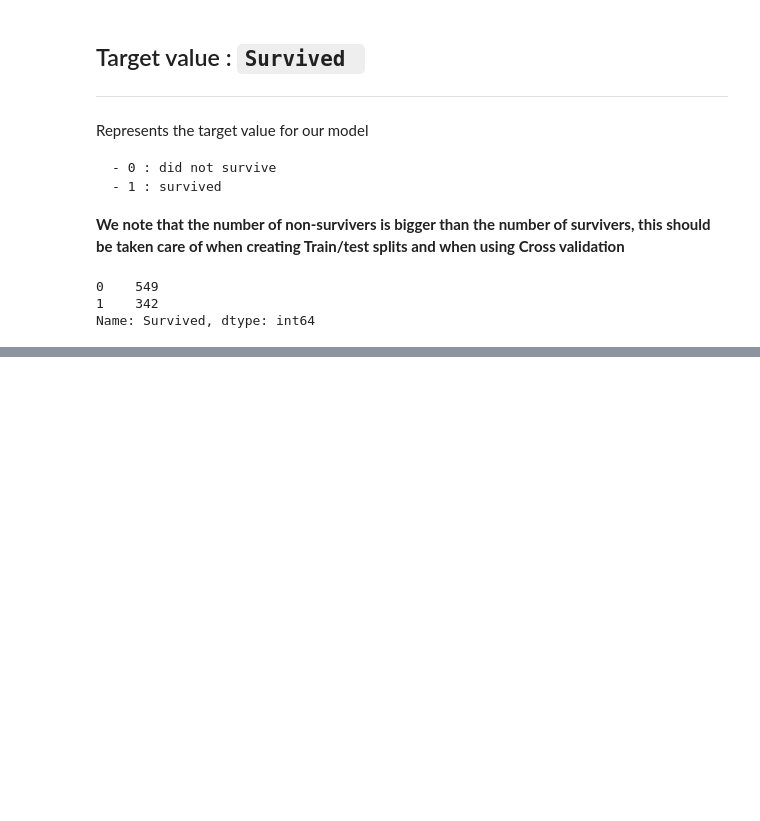
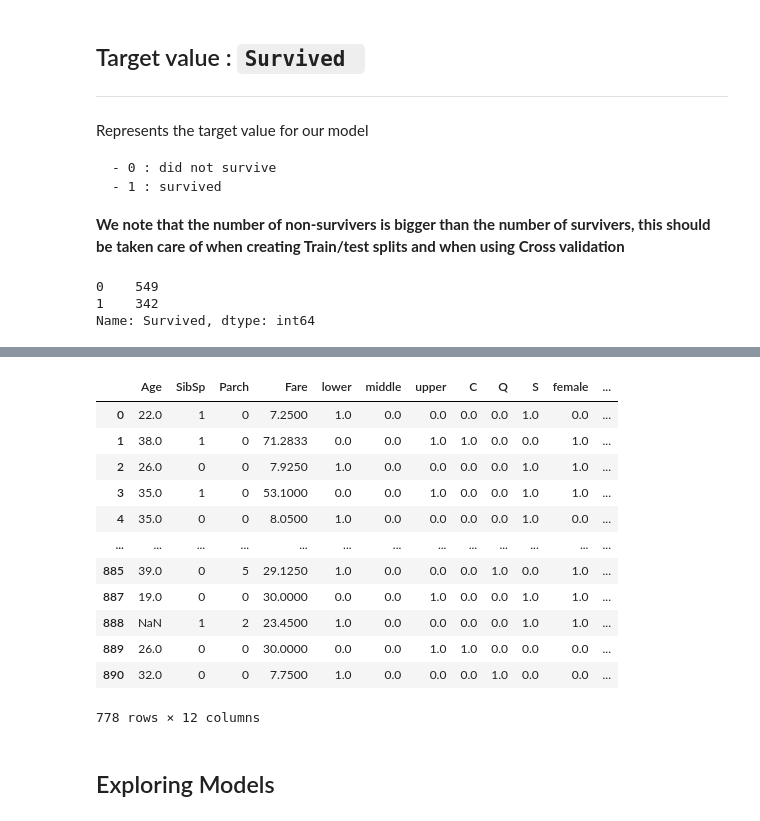
Before and after one commit to V1rex/100_ml_project, a Jupyter notebook: 010 - Titanic.ipynb, the cells around one changed output, grey strips where cells are left out. Drawn from its saved outputs; the diff is of its cells as text; code cells hidden in the pictures; blank space fills up the shorter version.

```diff
--- a/010 - Titanic.ipynb
+++ b/010 - Titanic.ipynb
@@ -138,0 +300,2 @@ Name: Survived, dtype: int64
+# %%
+df.dropna(subset = ["Embarked"], inplace=True)
@@ -138,0 +322,3 @@ Name: Survived, dtype: int64
+# %%
+df['Pclass'] = df['Pclass'].replace({3:'lower', 2:'middle', 1:'upper'})
+df
@@ -138,0 +339,6 @@ Name: Survived, dtype: int64
+# %%
+from sklearn.model_selection import train_test_split
+
+
+y = df['Survived']
+X = df.drop('Survived', axis='columns')
@@ -138,0 +348,28 @@ Name: Survived, dtype: int64
+# %%
+from sklearn.preprocessing import OneHotEncoder
+
+list_encode = ['Pclass', 'Embarked','Sex']
+for encode in list_encode:
+    ohe = OneHotEncoder()
+    transformed = ohe.fit_transform(X[[encode]])
+
+    X[ohe.categories_[0]] = transformed.toarray()
+
+
+X = X.drop(list_encode, axis=1)
+# %%
+X
+# %% [output]
+|  | Age | SibSp | Parch | Fare | lower | middle | upper | C | Q | S | female | ... |
+| 0 | 22.0 | 1 | 0 | 7.2500 | 1.0 | 0.0 | 0.0 | 0.0 | 0.0 | 1.0 | 0.0 | ... |
+| 1 | 38.0 | 1 | 0 | 71.2833 | 0.0 | 0.0 | 1.0 | 1.0 | 0.0 | 0.0 | 1.0 | ... |
+| 2 | 26.0 | 0 | 0 | 7.9250 | 1.0 | 0.0 | 0.0 | 0.0 | 0.0 | 1.0 | 1.0 | ... |
+| 3 | 35.0 | 1 | 0 | 53.1000 | 0.0 | 0.0 | 1.0 | 0.0 | 0.0 | 1.0 | 1.0 | ... |
+| 4 | 35.0 | 0 | 0 | 8.0500 | 1.0 | 0.0 | 0.0 | 0.0 | 0.0 | 1.0 | 0.0 | ... |
+| ... | ... | ... | ... | ... | ... | ... | ... | ... | ... | ... | ... | ... |
+| 885 | 39.0 | 0 | 5 | 29.1250 | 1.0 | 0.0 | 0.0 | 0.0 | 1.0 | 0.0 | 1.0 | ... |
+| 887 | 19.0 | 0 | 0 | 30.0000 | 0.0 | 0.0 | 1.0 | 0.0 | 0.0 | 1.0 | 1.0 | ... |
+| 888 | NaN | 1 | 2 | 23.4500 | 1.0 | 0.0 | 0.0 | 0.0 | 0.0 | 1.0 | 1.0 | ... |
+| 889 | 26.0 | 0 | 0 | 30.0000 | 0.0 | 0.0 | 1.0 | 1.0 | 0.0 | 0.0 | 0.0 | ... |
+| 890 | 32.0 | 0 | 0 | 7.7500 | 1.0 | 0.0 | 0.0 | 0.0 | 1.0 | 0.0 | 0.0 | ... |
+778 rows × 12 columns
@@ -138,0 +378,2 @@ Name: Survived, dtype: int64
+# %% [markdown]
+## Exploring Models
```
Also changed, not shown: parts of 26 cells of this notebook.
